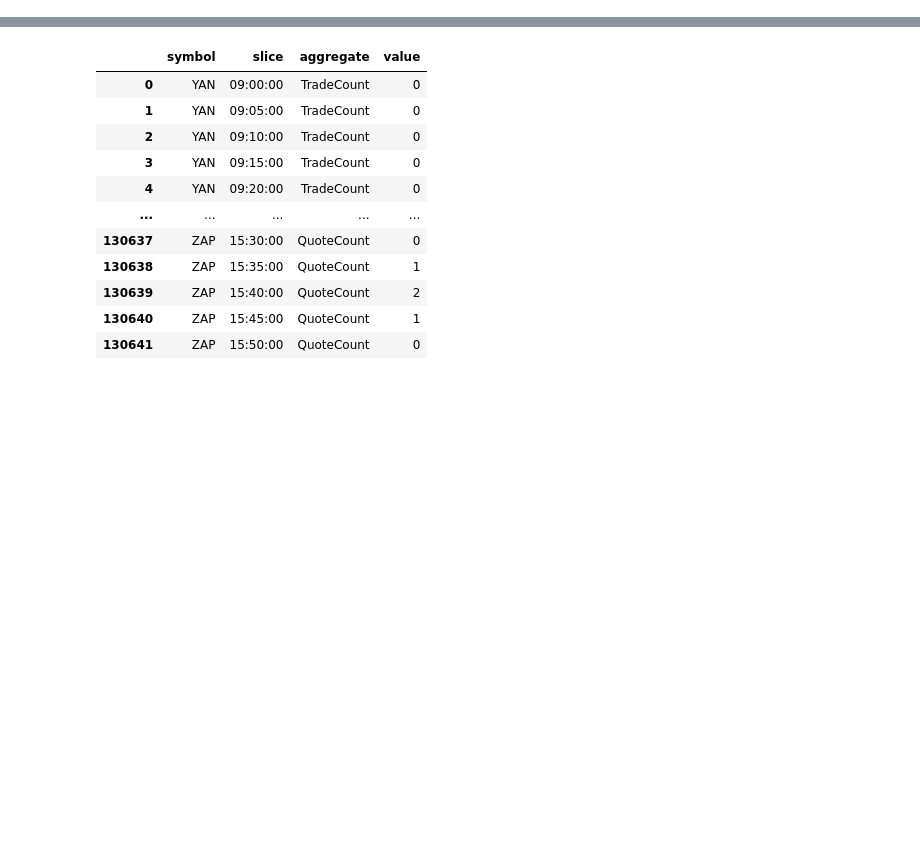
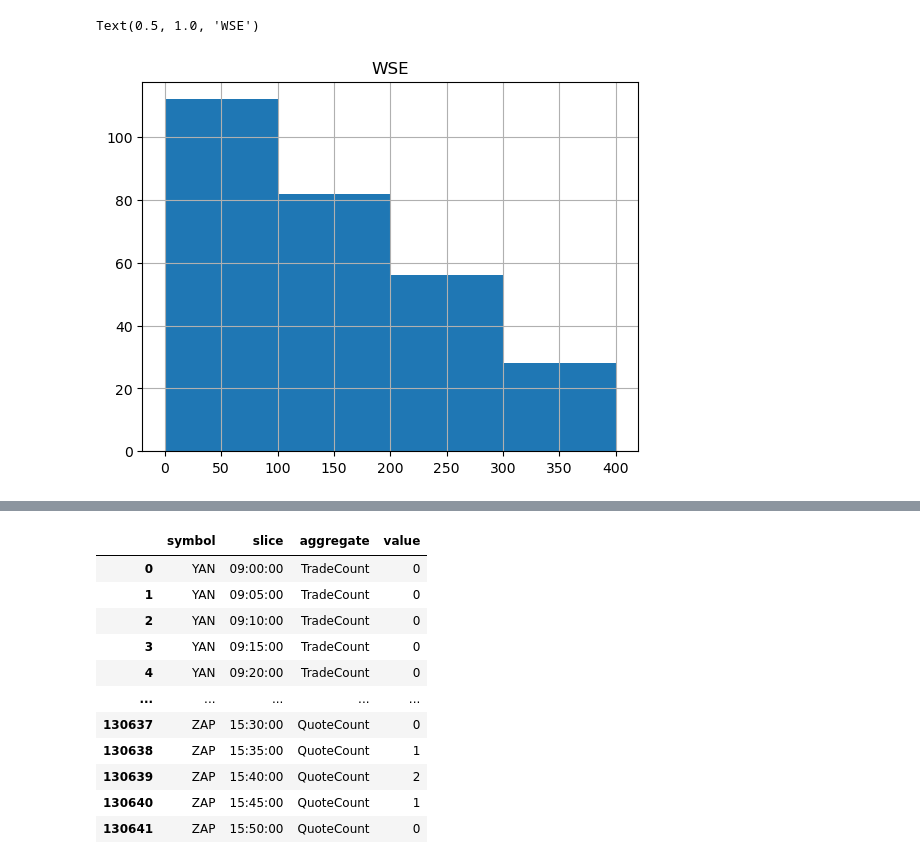
Before and after one commit to mateuszkapka/marketdata, a Jupyter notebook: python/MarketData.ipynb, the cells around one changed output, grey strips where cells are left out. Cells and saved outputs as stored; diff of their text form; code cells hidden in the pictures; blank space fills up the shorter version.

```diff
--- a/python/MarketData.ipynb
+++ b/python/MarketData.ipynb
@@ -109,0 +198,7 @@ aggs_nasdaq.query("slice == @eod_slice and value != 0.0")
+# %%
+aggs_wse.query("slice == @eod_slice and value != 0.0")['value'].clip(0,500).hist(bins=numpy.arange(start=0, stop=500, step=100, dtype=None) )
+plt.ylim(0,100)
+plt.title('WSE')
+# %% [output]
+Text(0.5, 1.0, 'WSE')
+[figure, added]
```
Also changed, not shown: parts of 14 cells of this notebook, 4 other files.
